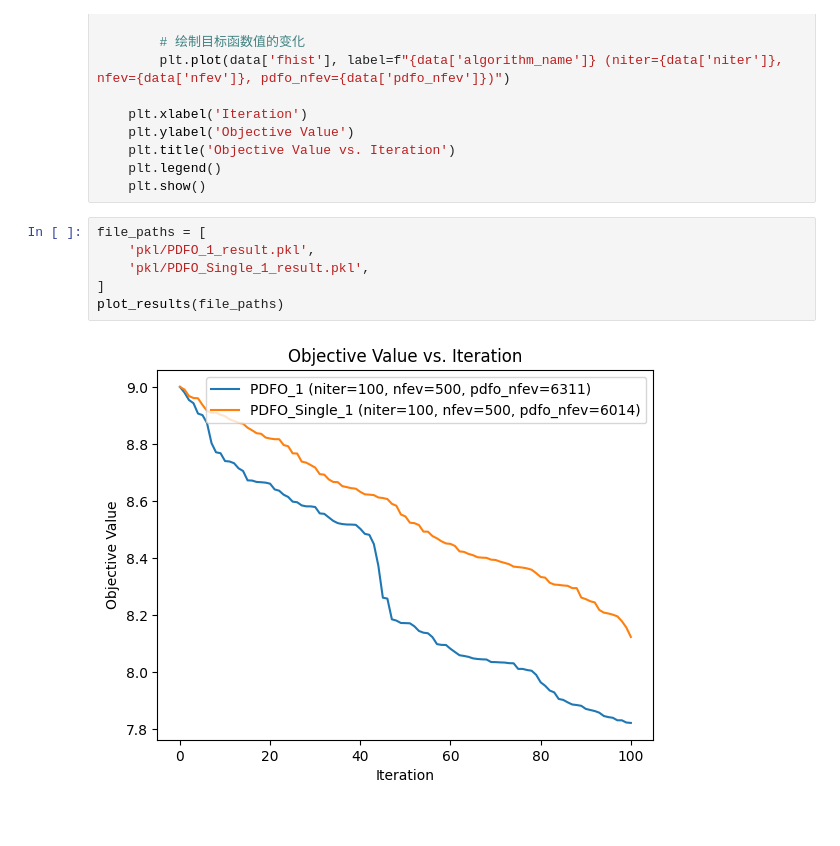
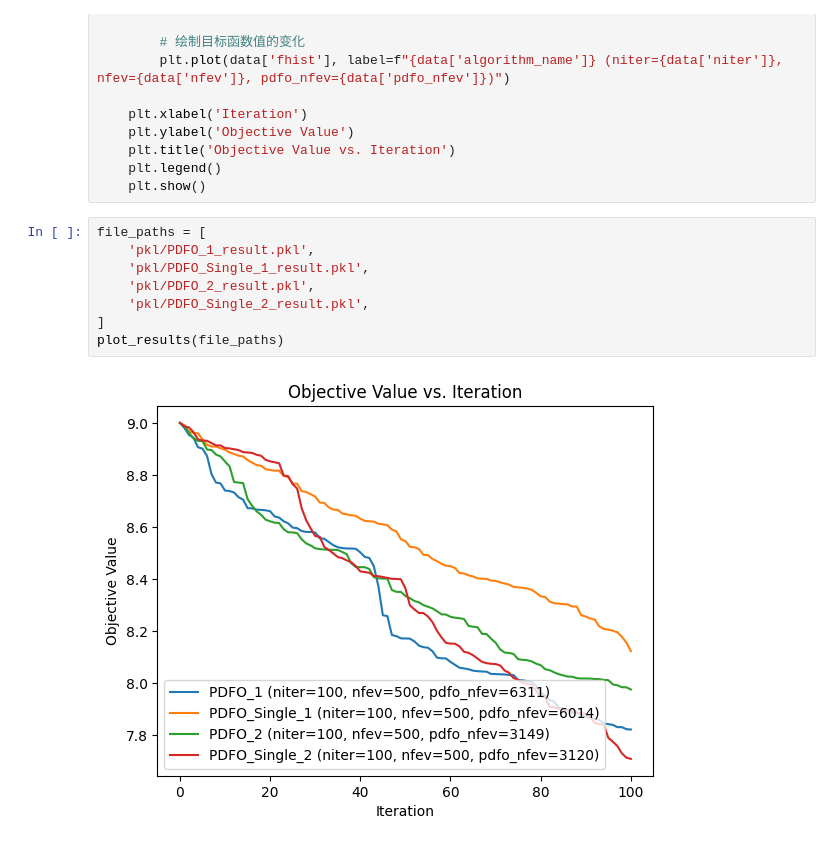
Before and after one commit to wangpenghaowph/Blackbox_Solver, a Jupyter notebook: Compare/Untitled-1.ipynb, the cells around one changed output. Saved outputs shown, nothing was run; the diff lists cells and outputs as text.

Commit message:
PDFO and PDFO_Single 2

```diff
--- a/Compare/Untitled-1.ipynb
+++ b/Compare/Untitled-1.ipynb
@@ -19,8 +19,10 @@ def plot_results(file_paths):
 # %%
 file_paths = [
     'pkl/PDFO_1_result.pkl',
     'pkl/PDFO_Single_1_result.pkl',
+    'pkl/PDFO_2_result.pkl',
+    'pkl/PDFO_Single_2_result.pkl',
 ]
 plot_results(file_paths)
 # %% [output]
-[figure, old version]
+[figure, new version]
```
Also changed, not shown: 1 other file.
